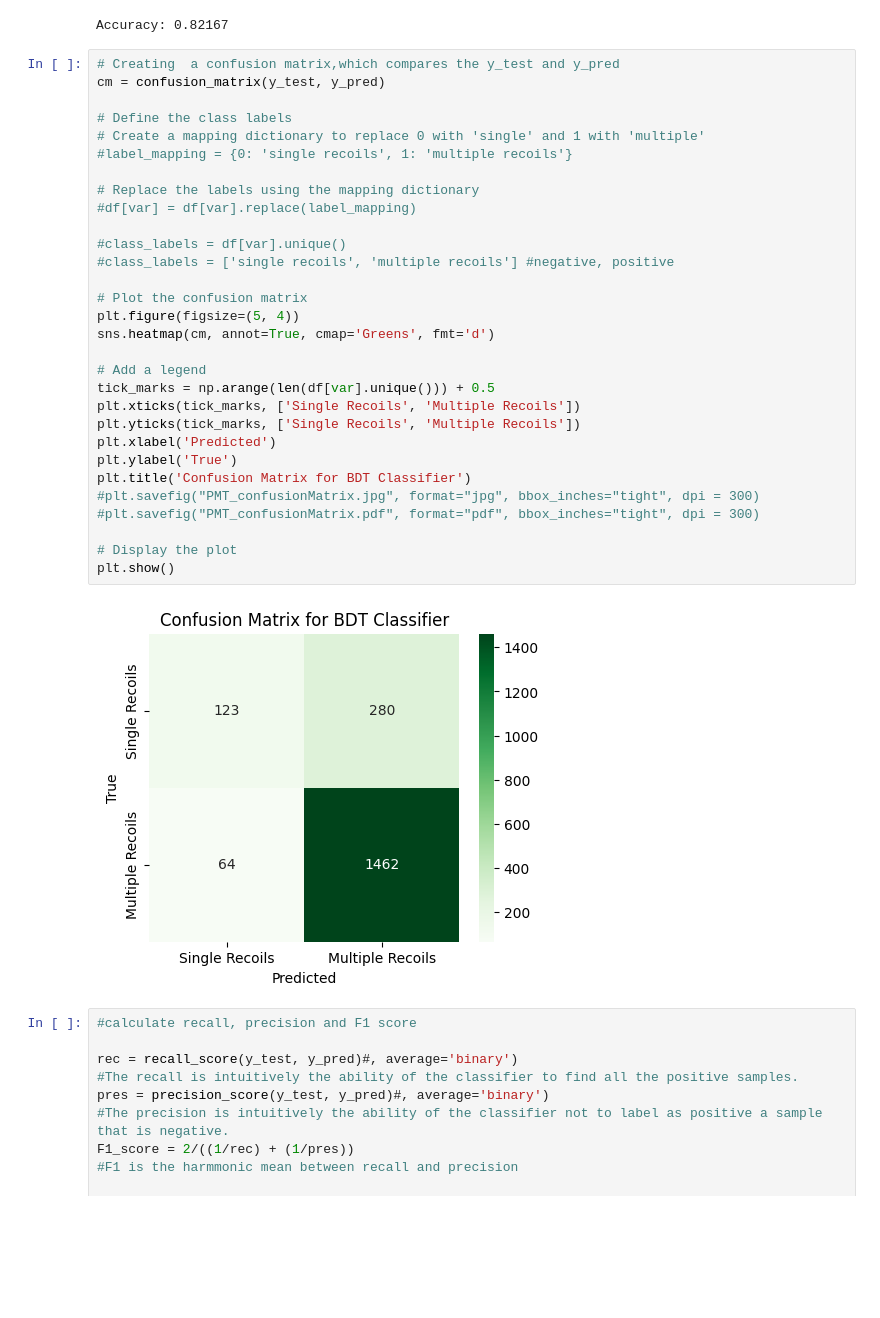
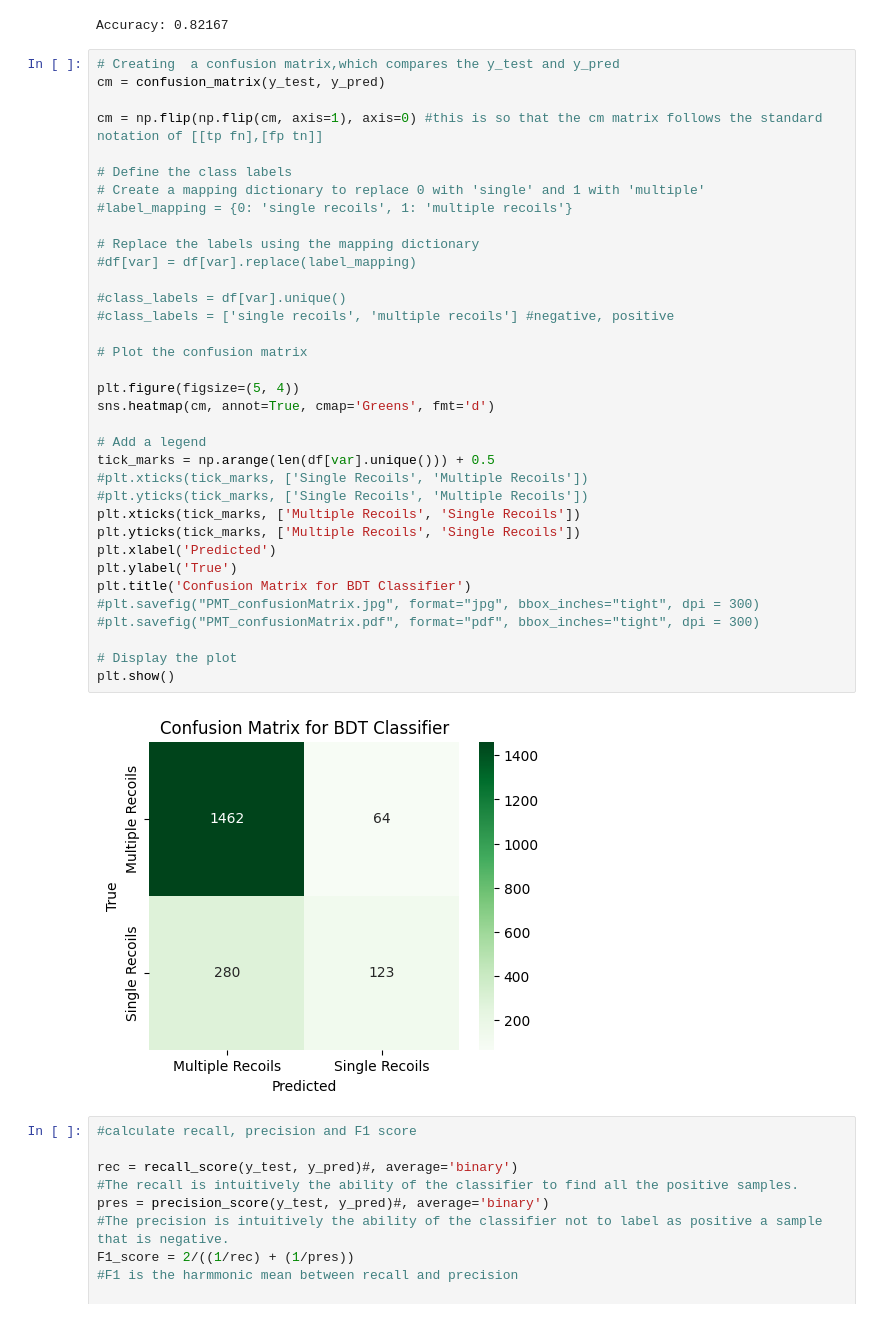
Before and after one commit to marioalpizarv/portfolio, a Jupyter notebook: MultipleRecoilsBoostedDTClassifier_PMTs.ipynb, the cells around one changed output. Cells and saved outputs as stored; diff of their text form; blank space fills up the shorter version.

Commit message:
added nmcc and standard notation in cm

```diff
--- a/MultipleRecoilsBoostedDTClassifier_PMTs.ipynb
+++ b/MultipleRecoilsBoostedDTClassifier_PMTs.ipynb
@@ -290,35 +311,40 @@ Accuracy: 0.82167
 # %%
 # Creating  a confusion matrix,which compares the y_test and y_pred
 cm = confusion_matrix(y_test, y_pred)
+
+cm = np.flip(np.flip(cm, axis=1), axis=0) #this is so that the cm matrix follows the standard notation of [[tp fn],[fp tn]]
 
 # Define the class labels
 # Create a mapping dictionary to replace 0 with 'single' and 1 with 'multiple'
 #label_mapping = {0: 'single recoils', 1: 'multiple recoils'}
 
 # Replace the labels using the mapping dictionary
 #df[var] = df[var].replace(label_mapping)
 
 #class_labels = df[var].unique()
 #class_labels = ['single recoils', 'multiple recoils'] #negative, positive
 
 # Plot the confusion matrix
+
 plt.figure(figsize=(5, 4))
 sns.heatmap(cm, annot=True, cmap='Greens', fmt='d')
 
 # Add a legend
 tick_marks = np.arange(len(df[var].unique())) + 0.5
-plt.xticks(tick_marks, ['Single Recoils', 'Multiple Recoils'])
-plt.yticks(tick_marks, ['Single Recoils', 'Multiple Recoils'])
+#plt.xticks(tick_marks, ['Single Recoils', 'Multiple Recoils'])
+#plt.yticks(tick_marks, ['Single Recoils', 'Multiple Recoils'])
+plt.xticks(tick_marks, ['Multiple Recoils', 'Single Recoils'])
+plt.yticks(tick_marks, ['Multiple Recoils', 'Single Recoils'])
 plt.xlabel('Predicted')
 plt.ylabel('True')
 plt.title('Confusion Matrix for BDT Classifier')
 #plt.savefig("PMT_confusionMatrix.jpg", format="jpg", bbox_inches="tight", dpi = 300)
 #plt.savefig("PMT_confusionMatrix.pdf", format="pdf", bbox_inches="tight", dpi = 300)
 
 # Display the plot
 plt.show()
 # %% [output]
-[figure, old version]
+[figure, new version]
 # %%
 #calculate recall, precision and F1 score
 
```
Also changed, not shown: parts of 6 cells of this notebook.
